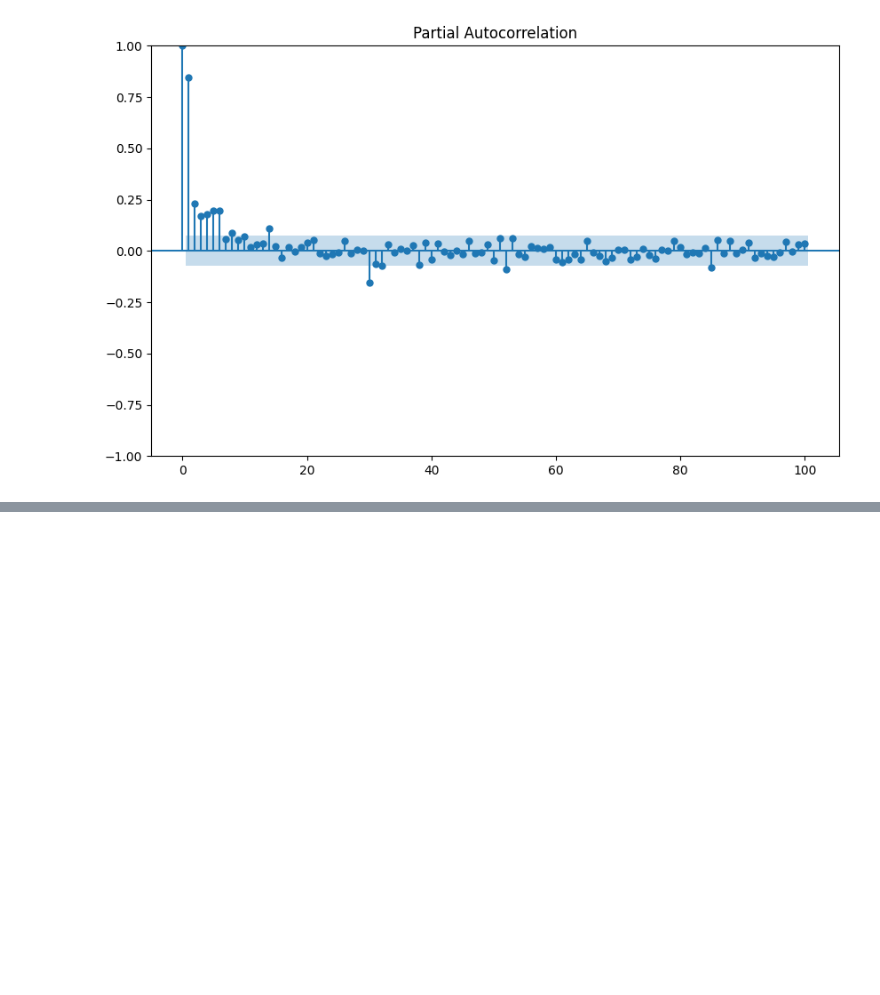
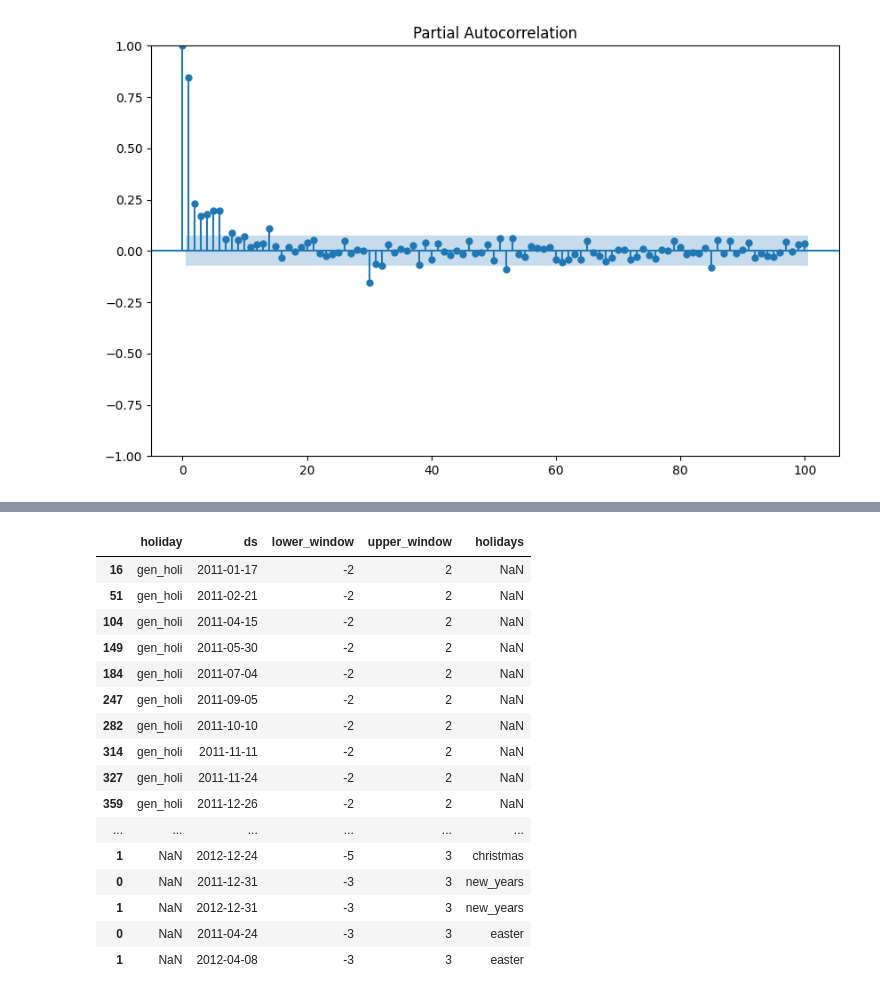
Before and after one commit to Mnr04/Time_series_analysis_course, a Jupyter notebook: Prophet_Course.ipynb, the cells around one changed output, grey strips where cells are left out. Drawn from its saved outputs; the diff is of its cells as text; code cells hidden in the pictures; blank space fills up the shorter version.

```diff
--- a/Prophet_Course.ipynb
+++ b/Prophet_Course.ipynb
@@ -159,0 +190,40 @@ plt.show()
+# %%
+# Holidays
+gen_holidays = pd.DataFrame({'holiday': 'gen_holi',
+                            'ds': df[df.holiday == 1].ds,
+                             'lower_window': -2, # Effect start 2days before
+                             'upper_window': 2}) # Effect end 2days after
+xmas = pd.DataFrame({'holidays': 'christmas',
+                            'ds': pd.to_datetime(['2011-12-24','2012-12-24']),
+                             'lower_window': -5,
+                             'upper_window': 3})
+nye = pd.DataFrame({'holidays': 'new_years',
+                            'ds': pd.to_datetime(['2011-12-31','2012-12-31']),
+                             'lower_window': -3,
+                             'upper_window': 3})
+easter = pd.DataFrame({'holidays': 'easter',
+                            'ds': pd.to_datetime(['2011-04-24','2012-04-08']),
+                             'lower_window': -3,
+                             'upper_window': 3})
+# %%
+# Combine all the holidays
+holiday = pd.concat([gen_holidays, xmas, nye, easter])
+holiday
+# %% [output]
+|  | holiday | ds | lower_window | upper_window | holidays |
+| 16 | gen_holi | 2011-01-17 | -2 | 2 | NaN |
+| 51 | gen_holi | 2011-02-21 | -2 | 2 | NaN |
+| 104 | gen_holi | 2011-04-15 | -2 | 2 | NaN |
+| 149 | gen_holi | 2011-05-30 | -2 | 2 | NaN |
+| 184 | gen_holi | 2011-07-04 | -2 | 2 | NaN |
+| 247 | gen_holi | 2011-09-05 | -2 | 2 | NaN |
+| 282 | gen_holi | 2011-10-10 | -2 | 2 | NaN |
+| 314 | gen_holi | 2011-11-11 | -2 | 2 | NaN |
+| 327 | gen_holi | 2011-11-24 | -2 | 2 | NaN |
+| 359 | gen_holi | 2011-12-26 | -2 | 2 | NaN |
+| ... | ... | ... | ... | ... | ... |
+| 1 | NaN | 2012-12-24 | -5 | 3 | christmas |
+| 0 | NaN | 2011-12-31 | -3 | 3 | new_years |
+| 1 | NaN | 2012-12-31 | -3 | 3 | new_years |
+| 0 | NaN | 2011-04-24 | -3 | 3 | easter |
+| 1 | NaN | 2012-04-08 | -3 | 3 | easter |
```
Also changed, not shown: parts of 11 cells of this notebook.
